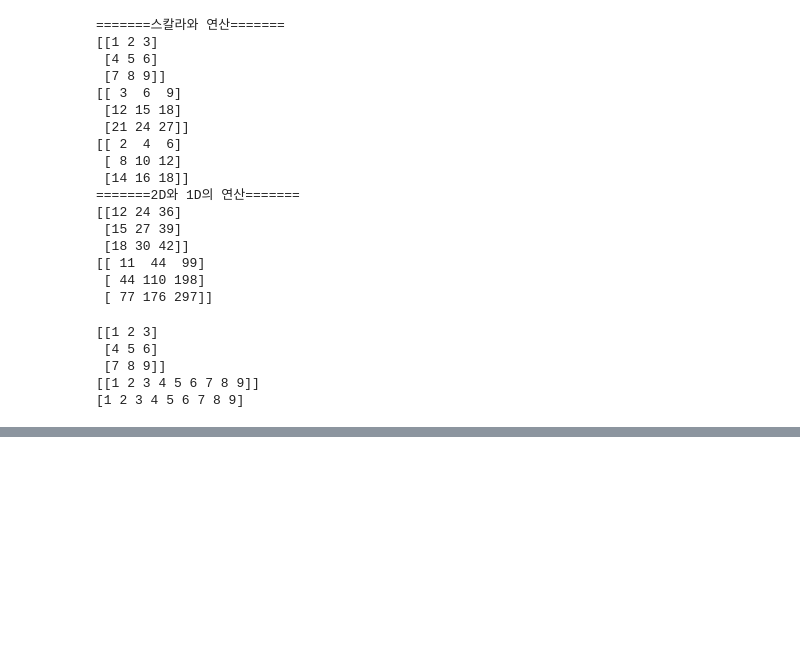
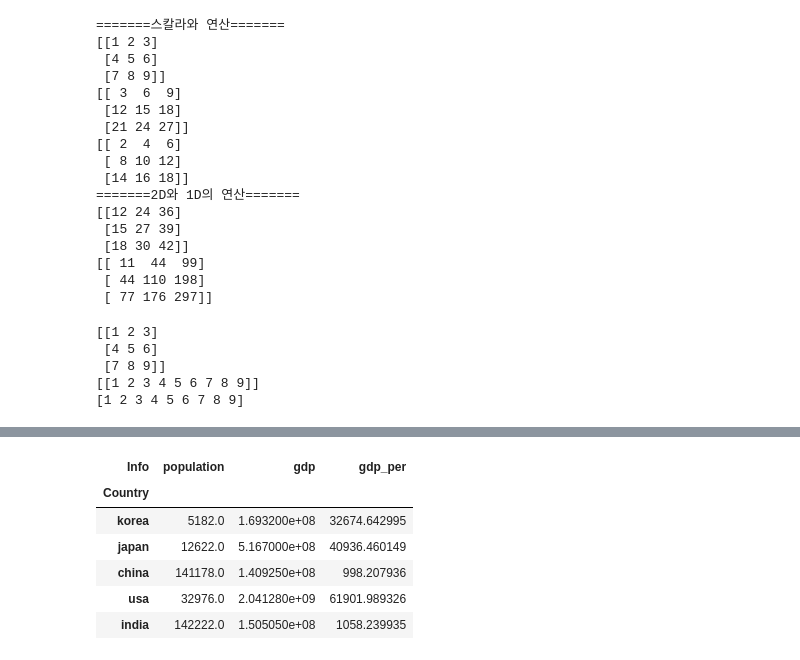
Before and after one commit to oatmealflyer/python, a Jupyter notebook: python10.ipynb, the cells around one changed output, grey strips where cells are left out. Cells and saved outputs as stored; diff of their text form; code cells hidden in the pictures; blank space fills up the shorter version.

```diff
--- a/python10.ipynb
+++ b/python10.ipynb
@@ -250,0 +334,32 @@ print(response.text)
+# %%
+# 테스트
+import numpy as np
+import pandas as pd
+
+# 두 개의 시리즈 데이터
+print("인구수 시리즈 데이터:")
+population_dict = {
+    'korea' :5182,
+    'japan' :12622,
+    'china' :141178,
+    'usa' :32976
+}
+population = pd.Series(population_dict)
+print(population)
+
+print("GDP 시리즈 데이터:")
+GDP_dict = {
+    'korea' :169320000,
+    'japan' :516700000,
+    'china' :140925000,
+    'usa' :2041280000
+}
+GDP = pd.Series(GDP_dict)
+print(GDP)
+print("="*25)
+print("데이터 프레임 생성:")
+country = pd.DataFrame({'population':population,'gdp':GDP})
+country.index.name ="Country" #인덱스 이름 지정
+country.columns.name = "Info" #컬럼 이름 지정
+print(country.index,country.columns)
+print(country.values,country.shape,country.size,country.ndim) #(4,2) #4층 2칸 셰입 #축개수 ndim 2개
@@ -250,0 +436,13 @@ print(response.text)
+# %%
+# 행추가 1
+country.loc['india'] = [142222,150505000,121121]
+country.loc['india','gdp_per'] = country.loc['india','gdp']/country.loc['india','population']
+country
+# %% [output]
+| Info | population | gdp | gdp_per |
+| Country |  |  |  |
+| korea | 5182.0 | 1.693200e+08 | 32674.642995 |
+| japan | 12622.0 | 5.167000e+08 | 40936.460149 |
+| china | 141178.0 | 1.409250e+08 | 998.207936 |
+| usa | 32976.0 | 2.041280e+09 | 61901.989326 |
+| india | 142222.0 | 1.505050e+08 | 1058.239935 |
```
Also changed, not shown: parts of 31 cells of this notebook, 8 other files.
